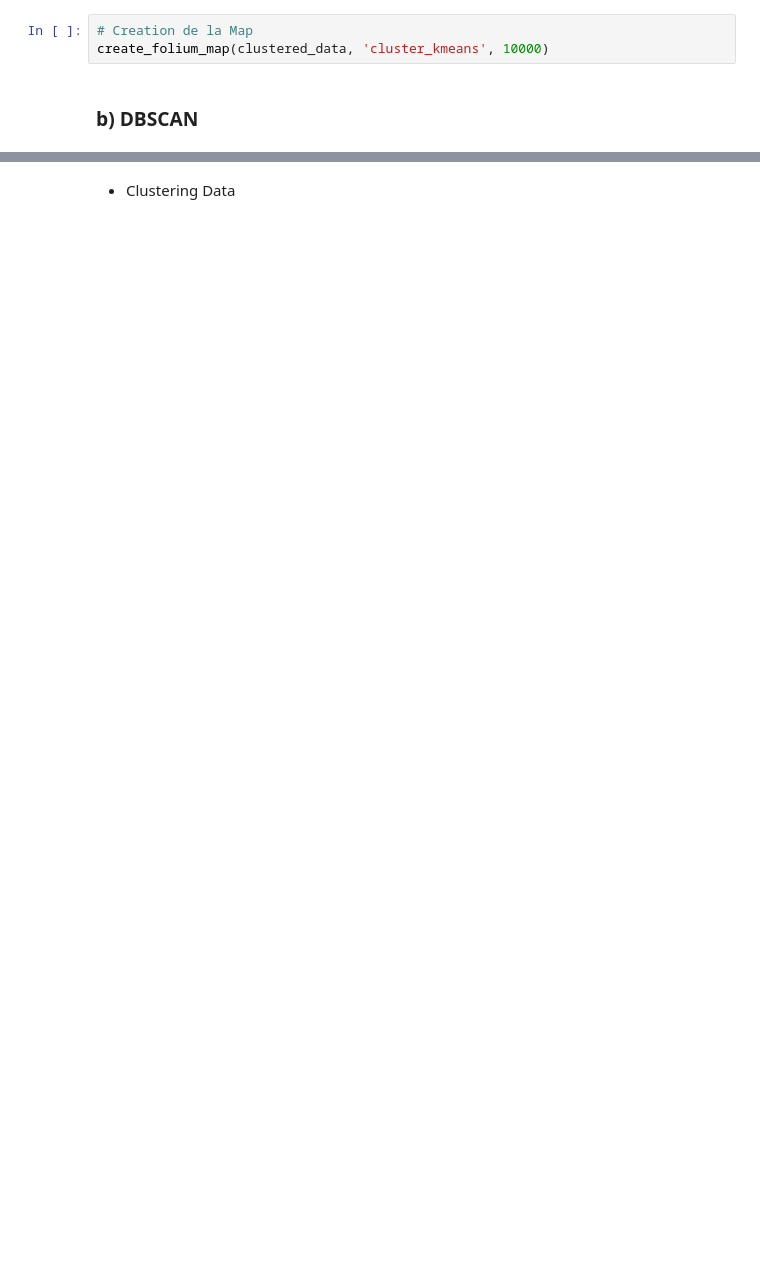
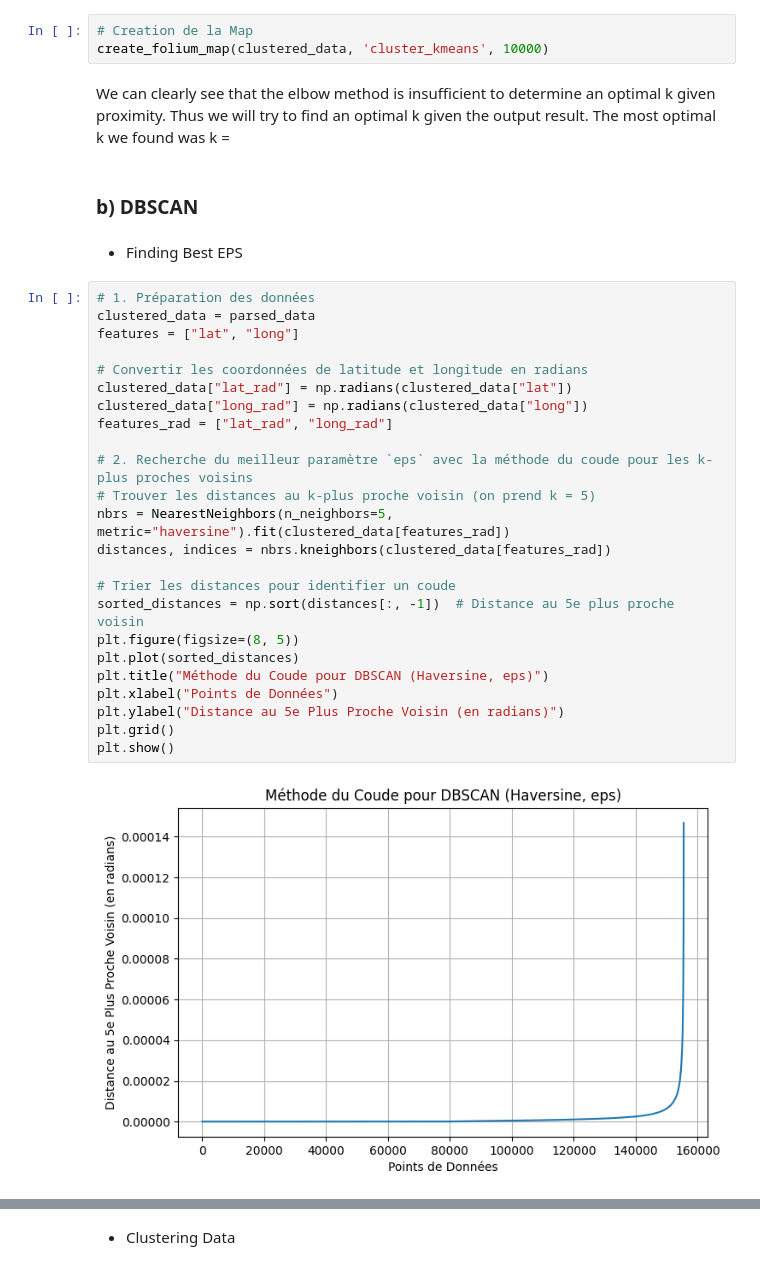
Before and after one commit to Diego-LarrazM/Data-Lyon-Mining_4IF, a Jupyter notebook: exploration-grand-lyon.ipynb, the cells around one changed output, grey strips where cells are left out. Cells and saved outputs as stored; diff of their text form; blank space fills up the shorter version.

```diff
--- a/exploration-grand-lyon.ipynb
+++ b/exploration-grand-lyon.ipynb
@@ -349,5 +353,37 @@ Sum of squared distances: 30.966168099411238
 # %%
 # Creation de la Map
 create_folium_map(clustered_data, 'cluster_kmeans', 10000)
+# %% [markdown]
+We can clearly see that the elbow method is insufficient to determine an optimal k given proximity.
+Thus we will try to find an optimal k given the output result.
+The most optimal k we found was k =
 # %% [markdown]
 ### b) DBSCAN
+# %% [markdown]
+- Finding Best EPS
+# %%
+# 1. Préparation des données
+clustered_data = parsed_data
+features = ["lat", "long"]
+
+# Convertir les coordonnées de latitude et longitude en radians
+clustered_data["lat_rad"] = np.radians(clustered_data["lat"])
+clustered_data["long_rad"] = np.radians(clustered_data["long"])
+features_rad = ["lat_rad", "long_rad"]
+
+# 2. Recherche du meilleur paramètre `eps` avec la méthode du coude pour les k-plus proches voisins
+# Trouver les distances au k-plus proche voisin (on prend k = 5)
+nbrs = NearestNeighbors(n_neighbors=5, metric="haversine").fit(clustered_data[features_rad])
+distances, indices = nbrs.kneighbors(clustered_data[features_rad])
+
+# Trier les distances pour identifier un coude
+sorted_distances = np.sort(distances[:, -1])  # Distance au 5e plus proche voisin
+plt.figure(figsize=(8, 5))
+plt.plot(sorted_distances)
+plt.title("Méthode du Coude pour DBSCAN (Haversine, eps)")
+plt.xlabel("Points de Données")
+plt.ylabel("Distance au 5e Plus Proche Voisin (en radians)")
+plt.grid()
+plt.show()
+# %% [output]
+[figure, added]
```
Also changed, not shown: parts of 13 cells of this notebook, 5 other files.
